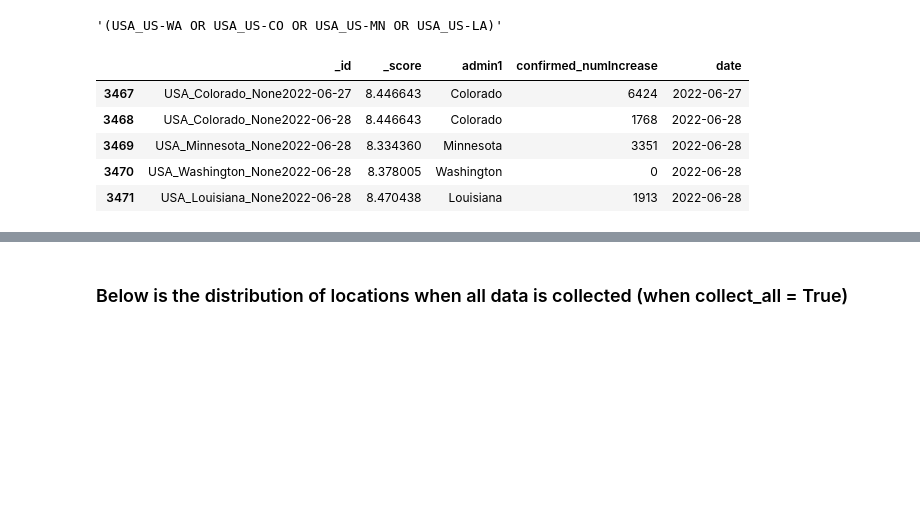
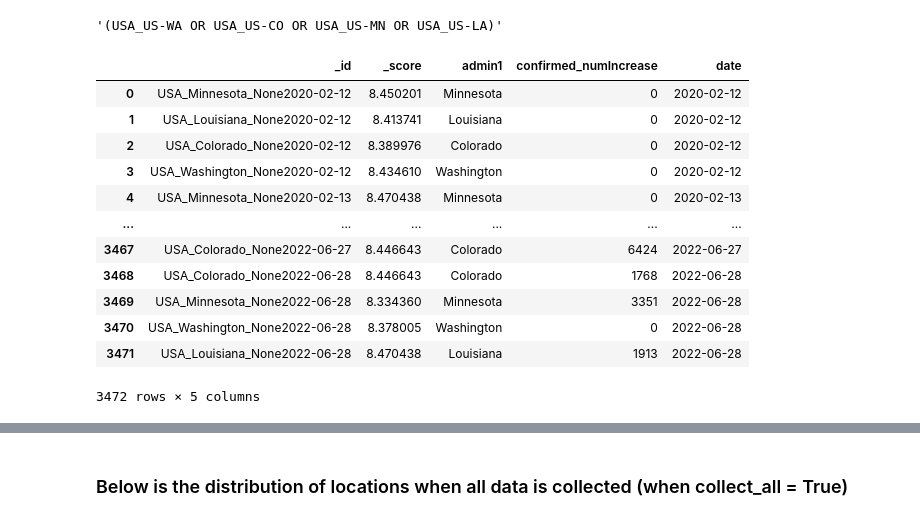
Before and after one commit to outbreak-info/python-outbreak-info, a Jupyter notebook: visualization_demos/visualization_demos.ipynb, the cells around one changed output, grey strips where cells are left out. Cells and saved outputs as stored; diff of their text form; code cells hidden in the pictures; blank space fills up the shorter version.

```diff
--- a/visualization_demos/visualization_demos.ipynb
+++ b/visualization_demos/visualization_demos.ipynb
@@ -14,11 +14,18 @@ states
 # %%
 data = outbreak_data.cases_by_location(states)
 # %%
-data.tail()
+data
 # %% [output]
 |  | _id | _score | admin1 | confirmed_numIncrease | date |
+| 0 | USA_Minnesota_None2020-02-12 | 8.450201 | Minnesota | 0 | 2020-02-12 |
+| 1 | USA_Louisiana_None2020-02-12 | 8.413741 | Louisiana | 0 | 2020-02-12 |
+| 2 | USA_Colorado_None2020-02-12 | 8.389976 | Colorado | 0 | 2020-02-12 |
+| 3 | USA_Washington_None2020-02-12 | 8.434610 | Washington | 0 | 2020-02-12 |
+| 4 | USA_Minnesota_None2020-02-13 | 8.470438 | Minnesota | 0 | 2020-02-13 |
+| ... | ... | ... | ... | ... | ... |
 | 3467 | USA_Colorado_None2022-06-27 | 8.446643 | Colorado | 6424 | 2022-06-27 |
 | 3468 | USA_Colorado_None2022-06-28 | 8.446643 | Colorado | 1768 | 2022-06-28 |
 | 3469 | USA_Minnesota_None2022-06-28 | 8.334360 | Minnesota | 3351 | 2022-06-28 |
 | 3470 | USA_Washington_None2022-06-28 | 8.378005 | Washington | 0 | 2022-06-28 |
 | 3471 | USA_Louisiana_None2022-06-28 | 8.470438 | Louisiana | 1913 | 2022-06-28 |
+3472 rows × 5 columns
```
Also changed, not shown: parts of 3 cells of this notebook, 1 other file.
